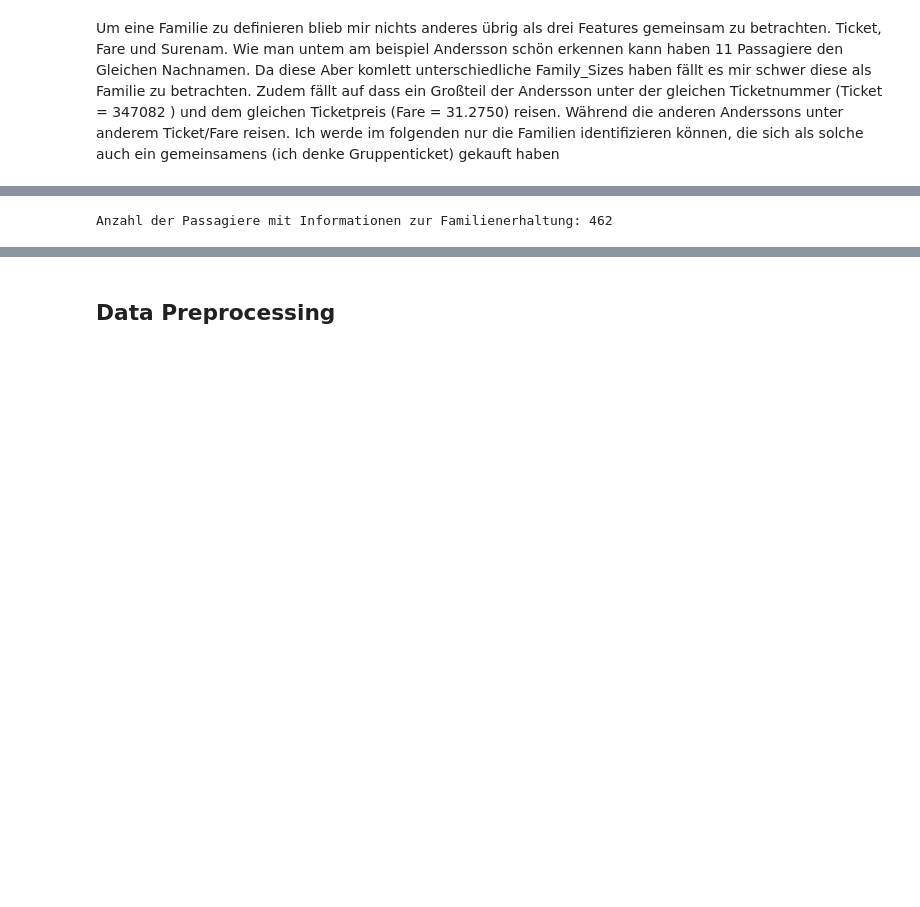
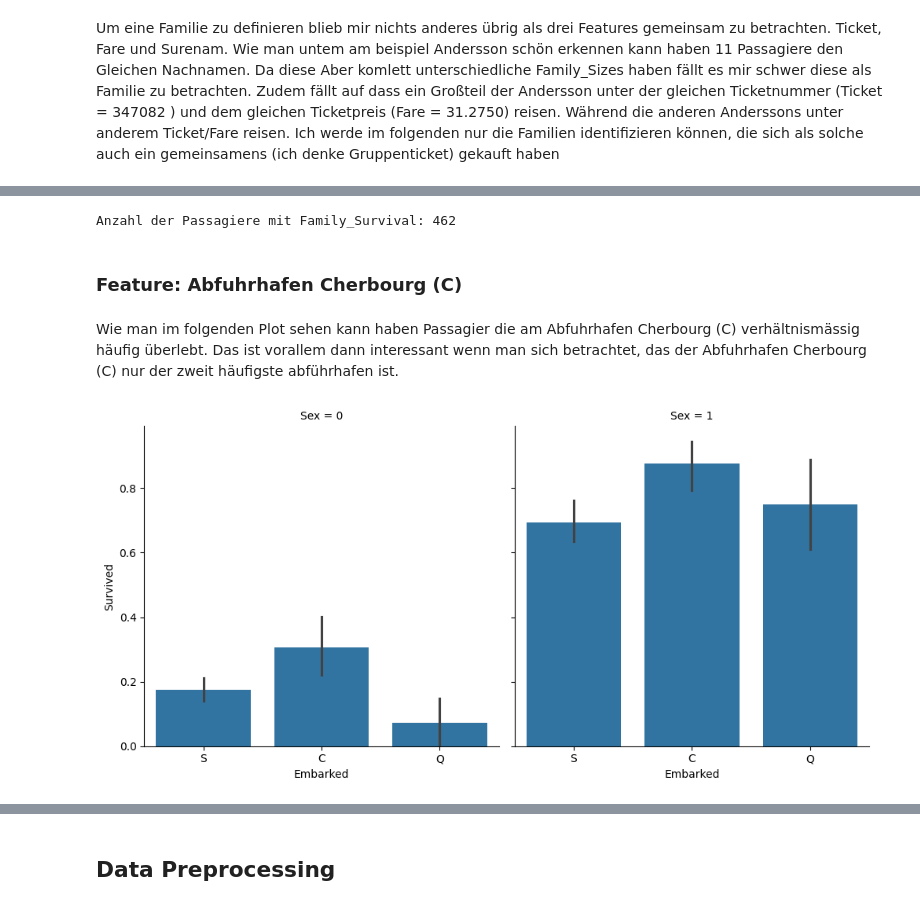
Before and after one commit to IvanBirkmaier/titanic_challenge, a Jupyter notebook: notebooks/Ivan_Birkmaier_ai23m049.ipynb, the cells around one changed output, grey strips where cells are left out. Saved outputs shown, nothing was run; the diff lists cells and outputs as text; code cells hidden in the pictures; blank space fills up the shorter version.

```diff
--- a/notebooks/Ivan_Birkmaier_ai23m049.ipynb
+++ b/notebooks/Ivan_Birkmaier_ai23m049.ipynb
@@ -581,8 +593,8 @@ feature_engineering_df = auffuellen_alter_nach_titel(feature_engineering_df)
 # %% [markdown]
 Zur vereinfachung des Alters-Features wird versucht die Passagiere in unterschiedliche Altersgruppen zu unterteil: Kind, Junge Erwachsene, Erwachsener, Alt (4 Gruppen)
 # %%
-feature_engineering_df['AgeBin'] = pd.qcut(feature_engineering_df['Age'], 4)
-feature_engineering_df['AgeGroup'] = label_encoder.fit_transform(feature_engineering_df['AgeBin'])
+feature_engineering_df['AgeGroup'] = pd.qcut(feature_engineering_df['Age'], 4)
+feature_engineering_df['AgeGroup'] = label_encoder.fit_transform(feature_engineering_df['AgeGroup'])
 feature_engineering_df.head(2)
 # %% [output]
 |  | PassengerId | Survived | Pclass | Name | Age | SibSp | Parch | Ticket | Fare | Cabin | ... |
@@ -664,27 +675,21 @@ test
 # %%
 def berechne_familien_und_ticket_überlebensrate(df):
-    # Setze standardmäßig die Überlebensrate auf 0.5
+    # 50/50 Überlebensrate (egal ob mann frau oder kind)
     df['Family_Survival'] = 0.5
 
-    # Kombiniere die Überprüfungen für Familie (basierend auf Nachnamen und Fahrpreis) und Ticket
     for group_feature in [['Surname', 'Fare'], ['Ticket']]:
         for _, grp_df in df.groupby(group_feature):
-            if len(grp_df) > 1: # Wenn es eine Gruppe/Familie ist
-                # Setze die Überlebensrate basierend auf den Daten der Gruppe
+            if len(grp_df) > 1: # wenn es eine gruppe ist
                 if any(grp_df['Survived'] == 1):
                     df.loc[grp_df.index, 'Family_Survival'] = 1
                 elif all(grp_df['Survived'] == 0):
                     df.loc[grp_df.index, 'Family_Survival'] = 0
 
     return df
-
-# Anwenden der Funktion
 feature_engineering_df = berechne_familien_und_ticket_überlebensrate(feature_engineering_df)
-
-print("Anzahl der Passagiere mit Informationen zur Familienerhaltung:",
-      feature_engineering_df.loc[feature_engineering_df['Family_Survival'] != 0.5].shape[0])
+print("Anzahl der Passagiere mit Family_Survival:", len(feature_engineering_df.loc[feature_engineering_df['Family_Survival'] != 0.5]))
 # %% [output]
-Anzahl der Passagiere mit Informationen zur Familienerhaltung: 462
+Anzahl der Passagiere mit Family_Survival: 462
 # %%
 # Funktion, um Punkte basierend auf dem Geschlecht und dem Alter zu berechnen
 def calculate_points(row):
@@ -707,3 +712,13 @@ def calculate_points(row):
 
 # Neue Spalte 'Score' mit berechneten Punkten hinzufügen
 feature_engineering_df['Is_from_Cherbourg'] = feature_engineering_df.apply(calculate_points, axis=1)
+# %% [markdown]
+<a id="9"></a>
+### Feature: Abfuhrhafen Cherbourg (C)
+# %% [markdown]
+Wie man im folgenden Plot sehen kann haben Passagier die am Abfuhrhafen Cherbourg (C) verhältnismässig häufig überlebt. Das ist vorallem dann interessant wenn man sich betrachtet, das der Abfuhrhafen Cherbourg (C) nur der zweit häufigste abführhafen ist.
+# %%
+sns.catplot(x = 'Embarked', y = 'Survived', kind = 'bar', data = feature_engineering_df, col = 'Sex')
+plt.show()
+# %% [output]
+[figure, added]
```
Also changed, not shown: parts of 41 cells of this notebook, 2 other files.
